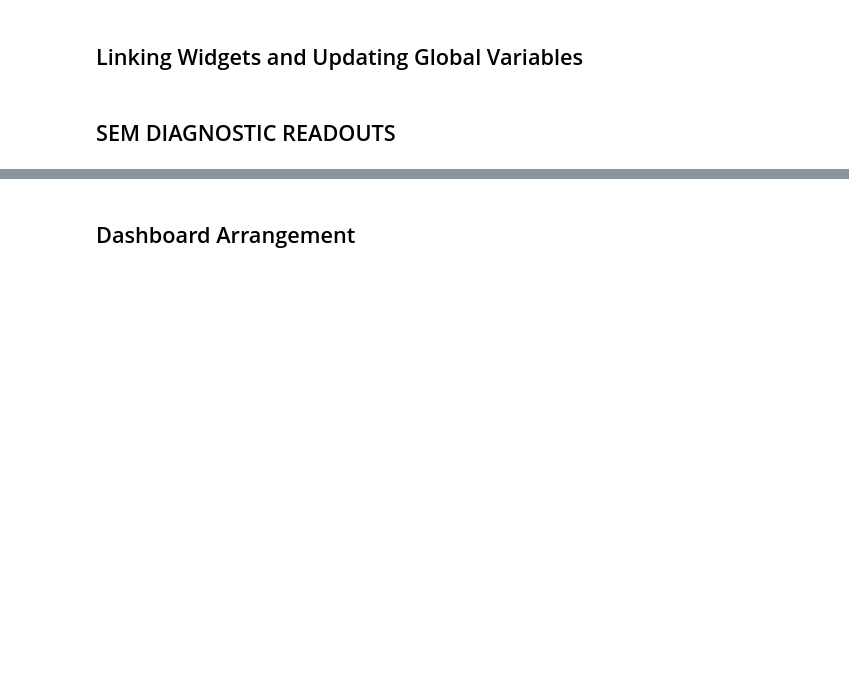
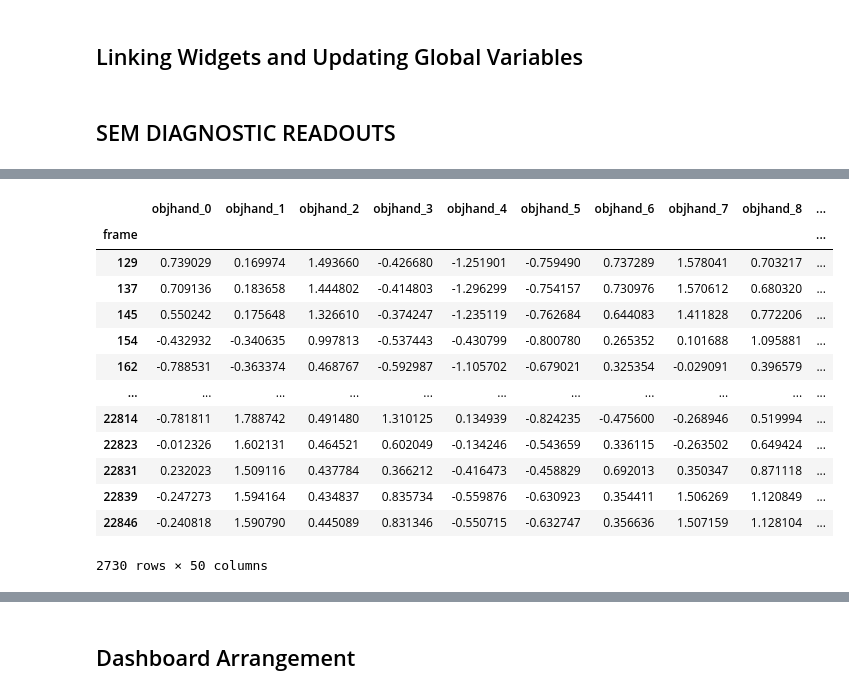
Before and after one commit to mbezdek/extended-event-modeling, a Jupyter notebook: output_tabs_viz.ipynb, the cells around one changed output, grey strips where cells are left out. Saved outputs shown, nothing was run; the diff lists cells and outputs as text; code cells hidden in the pictures; blank space fills up the shorter version.

```diff
--- a/output_tabs_viz.ipynb
+++ b/output_tabs_viz.ipynb
@@ -985,0 +1100,17 @@ Plot Histogram of Activations
+# %%
+inputdf[0].objhand_post
+# %% [output]
+|  | objhand_0 | objhand_1 | objhand_2 | objhand_3 | objhand_4 | objhand_5 | objhand_6 | objhand_7 | objhand_8 | ... |
+| frame |  |  |  |  |  |  |  |  |  | ... |
+| 129 | 0.739029 | 0.169974 | 1.493660 | -0.426680 | -1.251901 | -0.759490 | 0.737289 | 1.578041 | 0.703217 | ... |
+| 137 | 0.709136 | 0.183658 | 1.444802 | -0.414803 | -1.296299 | -0.754157 | 0.730976 | 1.570612 | 0.680320 | ... |
+| 145 | 0.550242 | 0.175648 | 1.326610 | -0.374247 | -1.235119 | -0.762684 | 0.644083 | 1.411828 | 0.772206 | ... |
+| 154 | -0.432932 | -0.340635 | 0.997813 | -0.537443 | -0.430799 | -0.800780 | 0.265352 | 0.101688 | 1.095881 | ... |
+| 162 | -0.788531 | -0.363374 | 0.468767 | -0.592987 | -1.105702 | -0.679021 | 0.325354 | -0.029091 | 0.396579 | ... |
+| ... | ... | ... | ... | ... | ... | ... | ... | ... | ... | ... |
+| 22814 | -0.781811 | 1.788742 | 0.491480 | 1.310125 | 0.134939 | -0.824235 | -0.475600 | -0.268946 | 0.519994 | ... |
+| 22823 | -0.012326 | 1.602131 | 0.464521 | 0.602049 | -0.134246 | -0.543659 | 0.336115 | -0.263502 | 0.649424 | ... |
+| 22831 | 0.232023 | 1.509116 | 0.437784 | 0.366212 | -0.416473 | -0.458829 | 0.692013 | 0.350347 | 0.871118 | ... |
+| 22839 | -0.247273 | 1.594164 | 0.434837 | 0.835734 | -0.559876 | -0.630923 | 0.354411 | 1.506269 | 1.120849 | ... |
+| 22846 | -0.240818 | 1.590790 | 0.445089 | 0.831346 | -0.550715 | -0.632747 | 0.356636 | 1.507159 | 1.128104 | ... |
+2730 rows × 50 columns
```
Also changed, not shown: parts of 15 cells of this notebook, 5 other files.
